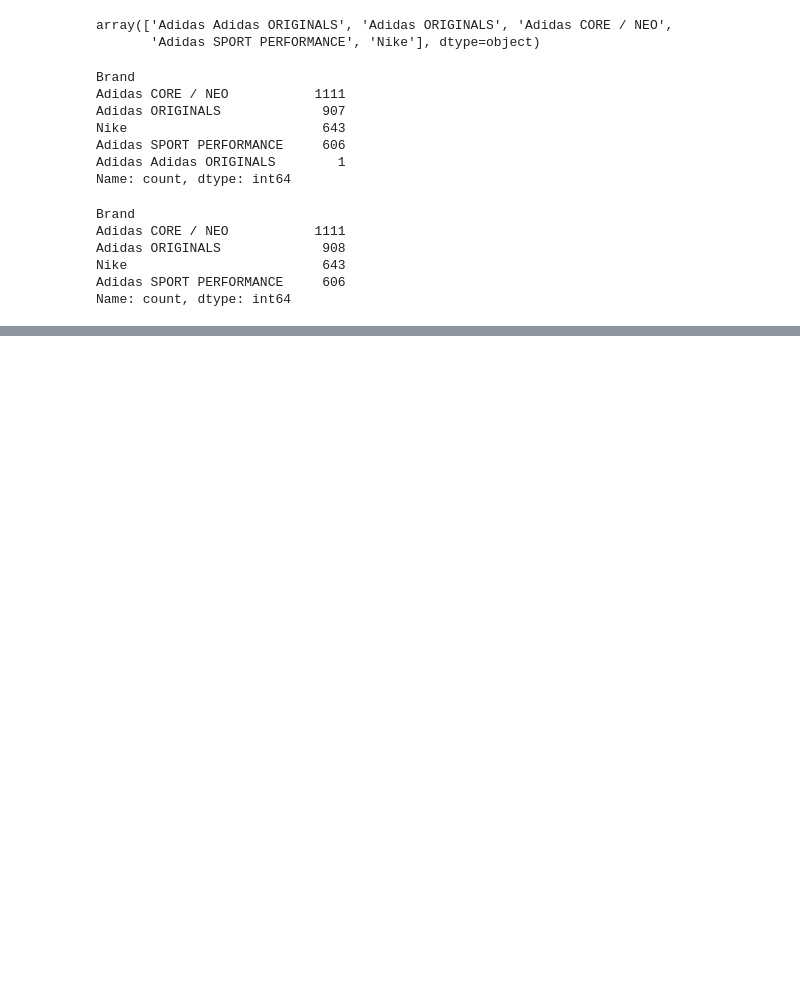
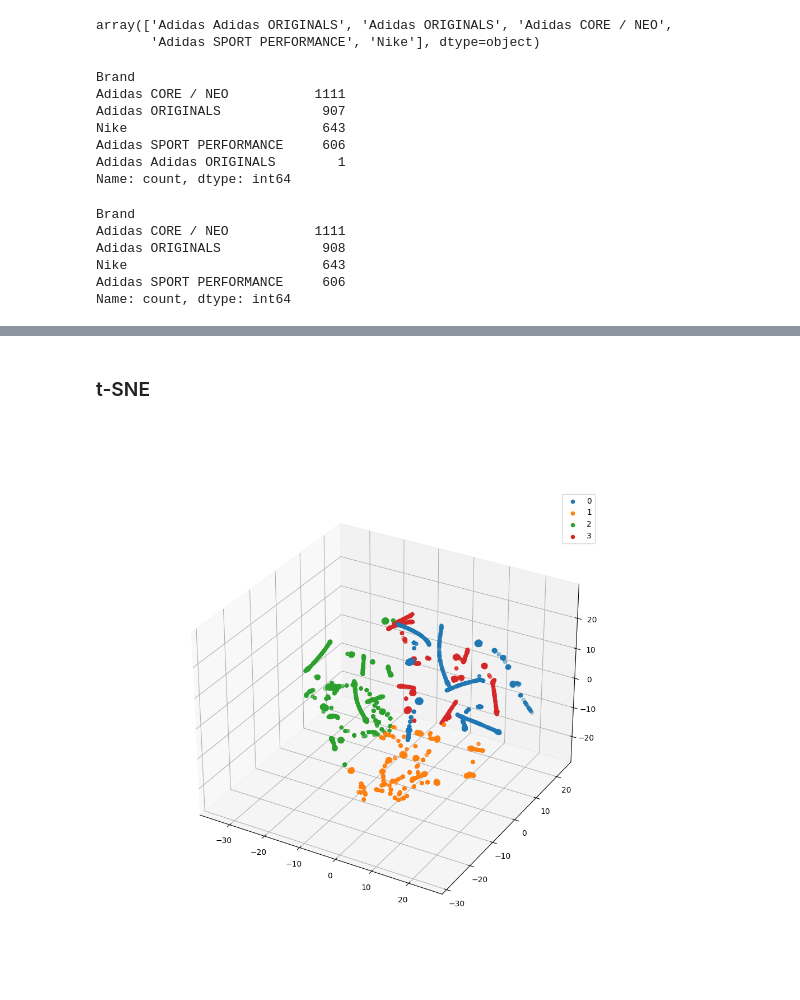
Before and after one commit to DLBD-Department/Python-Data-Science, a Jupyter notebook: Day5-Unsupervised_Learning/E2E-UnsupervisedLearning.ipynb, the cells around one changed output, grey strips where cells are left out. Drawn from its saved outputs; the diff is of its cells as text; code cells hidden in the pictures; blank space fills up the shorter version.

```diff
--- a/Day5-Unsupervised_Learning/E2E-UnsupervisedLearning.ipynb
+++ b/Day5-Unsupervised_Learning/E2E-UnsupervisedLearning.ipynb
@@ -48,0 +76,2 @@ X = pca.fit_transform(X)
+# %%
+tsne_X = tsne.fit_transform(X)
@@ -81,0 +111,8 @@ plt.show()
+# %% [markdown]
+### t-SNE
+# %%
+tsne_labels = kmeans(tsne_X, n_clusters);
+# %%
+three_d_plt(tsne_X, tsne_labels, n_clusters);
+# %% [output]
+[figure, added]
```
Also changed, not shown: parts of 21 cells of this notebook.
